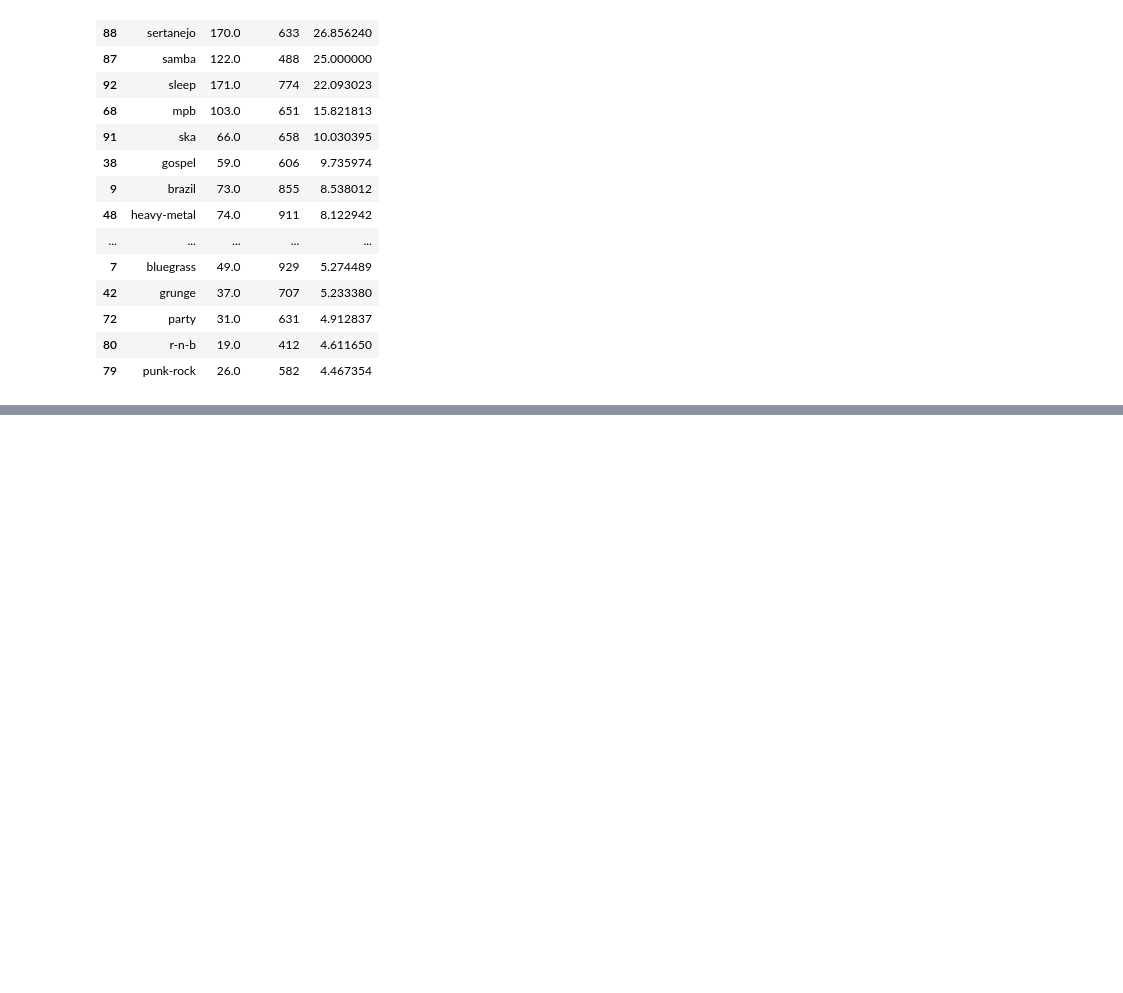
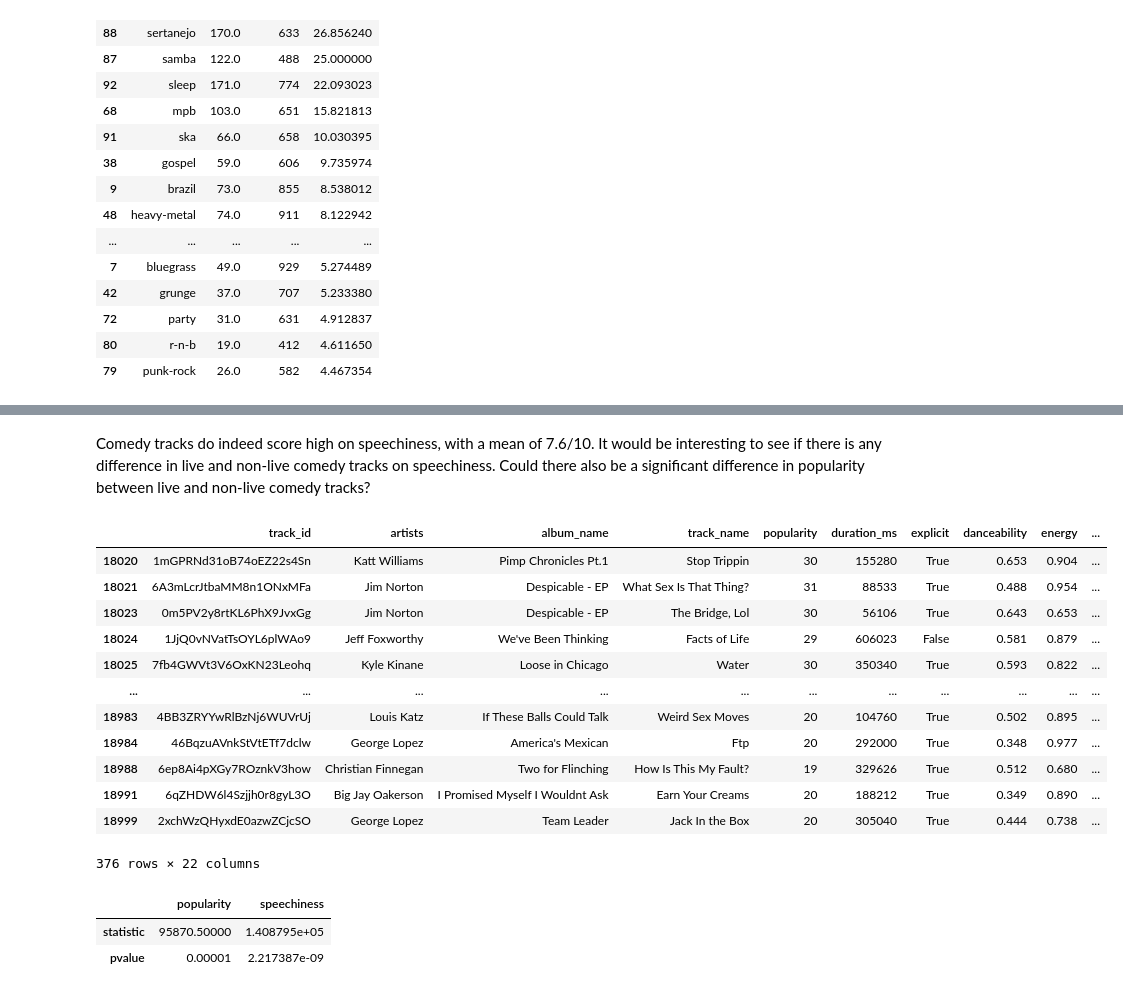
Before and after one commit to NiallRussell/PDFA-project, a Jupyter notebook: project.ipynb, the cells around one changed output, grey strips where cells are left out. Saved outputs shown, nothing was run; the diff lists cells and outputs as text; code cells hidden in the pictures; blank space fills up the shorter version.

```diff
--- a/project.ipynb
+++ b/project.ipynb
@@ -924,0 +811,8 @@ ValueError: setting an array element with a sequence. The requested array has an
+# %%
+df_live_grouped = df.groupby("Live")
+
+live_grouped_descr = df_live_grouped[cols].describe()
+
+pd.options.display.max_columns = None
+
+live_grouped_descr
@@ -924,0 +850,10 @@ ValueError: setting an array element with a sequence. The requested array has an
+# %%
+df_no_comedy = df[(df['track_genre'] != "comedy")]
+
+df_live_grouped = df_no_comedy.groupby("Live")
+
+live_grouped_descr = df_live_grouped[cols].describe()
+
+pd.options.display.max_columns = None
+
+live_grouped_descr
@@ -924,0 +881,2 @@ ValueError: setting an array element with a sequence. The requested array has an
+# %% [markdown]
+Comedy tracks do indeed score high on speechiness, with a mean of 7.6/10. It would be interesting to see if there is any difference in live and non-live comedy tracks on speechiness. Could there also be a significant difference in popularity between live and non-live comedy tracks?
@@ -924,0 +889,28 @@ ValueError: setting an array element with a sequence. The requested array has an
+# %%
+group5
+# %% [output]
+|  | track_id | artists | album_name | track_name | popularity | duration_ms | explicit | danceability | energy | ... |
+| 18020 | 1mGPRNd31oB74oEZ22s4Sn | Katt Williams | Pimp Chronicles Pt.1 | Stop Trippin | 30 | 155280 | True | 0.653 | 0.904 | ... |
+| 18021 | 6A3mLcrJtbaMM8n1ONxMFa | Jim Norton | Despicable - EP | What Sex Is That Thing? | 31 | 88533 | True | 0.488 | 0.954 | ... |
+| 18023 | 0m5PV2y8rtKL6PhX9JvxGg | Jim Norton | Despicable - EP | The Bridge, Lol | 30 | 56106 | True | 0.643 | 0.653 | ... |
+| 18024 | 1JjQ0vNVatTsOYL6plWAo9 | Jeff Foxworthy | We've Been Thinking | Facts of Life | 29 | 606023 | False | 0.581 | 0.879 | ... |
+| 18025 | 7fb4GWVt3V6OxKN23Leohq | Kyle Kinane | Loose in Chicago | Water | 30 | 350340 | True | 0.593 | 0.822 | ... |
+| ... | ... | ... | ... | ... | ... | ... | ... | ... | ... | ... |
+| 18983 | 4BB3ZRYYwRlBzNj6WUVrUj | Louis Katz | If These Balls Could Talk | Weird Sex Moves | 20 | 104760 | True | 0.502 | 0.895 | ... |
+| 18984 | 46BqzuAVnkStVtETf7dclw | George Lopez | America's Mexican | Ftp | 20 | 292000 | True | 0.348 | 0.977 | ... |
+| 18988 | 6ep8Ai4pXGy7ROznkV3how | Christian Finnegan | Two for Flinching | How Is This My Fault? | 19 | 329626 | True | 0.512 | 0.680 | ... |
+| 18991 | 6qZHDW6l4Szjjh0r8gyL3O | Big Jay Oakerson | I Promised Myself I Wouldnt Ask | Earn Your Creams | 20 | 188212 | True | 0.349 | 0.890 | ... |
+| 18999 | 2xchWzQHyxdE0azwZCjcSO | George Lopez | Team Leader | Jack In the Box | 20 | 305040 | True | 0.444 | 0.738 | ... |
+376 rows × 22 columns
+# %%
+#Mann Whitney U test
+cols = ["popularity", "speechiness"]
+
+out = pd.DataFrame(mannwhitneyu(group5[cols], group6[cols]),
+                   columns=cols, index=['statistic', 'pvalue'])
+
+out
+# %% [output]
+|  | popularity | speechiness |
+| statistic | 95870.50000 | 1.408795e+05 |
+| pvalue | 0.00001 | 2.217387e-09 |
```
Also changed, not shown: parts of 33 cells of this notebook.
